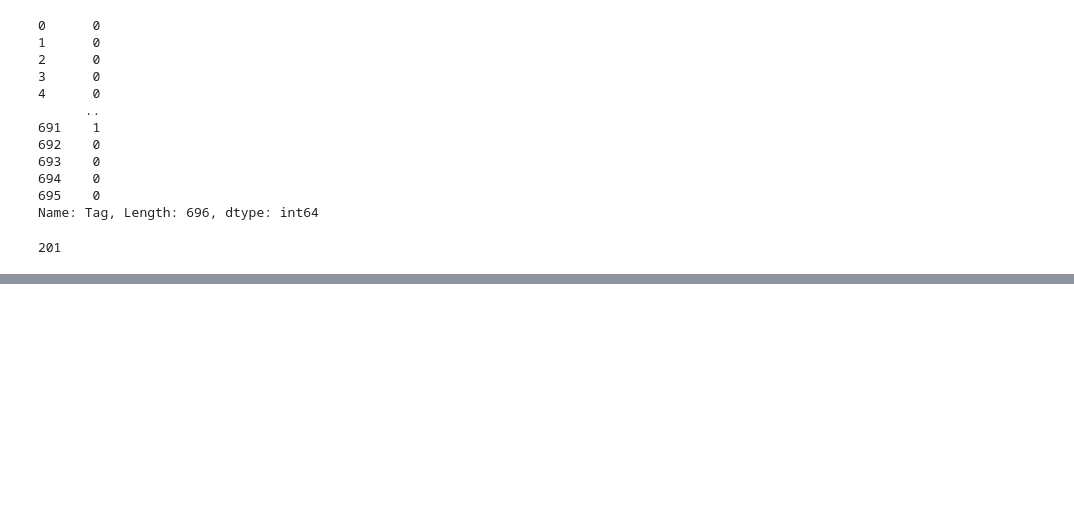
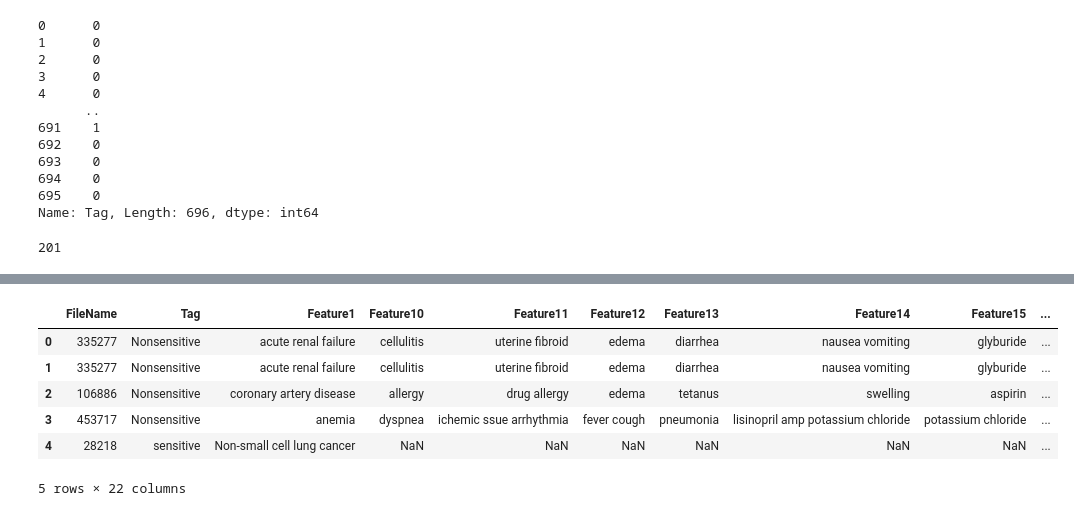
Before and after one commit to MOHITHSHIVU03/finalyearprojectwork, a Jupyter notebook: Finalyearproject.ipynb, the cells around one changed output, grey strips where cells are left out. Drawn from its saved outputs; the diff is of its cells as text; code cells hidden in the pictures; blank space fills up the shorter version.

```diff
--- a/Finalyearproject.ipynb
+++ b/Finalyearproject.ipynb
@@ -632,0 +621,12 @@ root.mainloop()
+# %%
+import pandas as pd
+df = pd.read_csv('sen_train2.csv')
+df.head()
+# %% [output]
+|  | FileName | Tag | Feature1 | Feature10 | Feature11 | Feature12 | Feature13 | Feature14 | Feature15 | ... |
+| 0 | 335277 | Nonsensitive | acute renal failure | cellulitis | uterine fibroid | edema | diarrhea | nausea vomiting | glyburide | ... |
+| 1 | 335277 | Nonsensitive | acute renal failure | cellulitis | uterine fibroid | edema | diarrhea | nausea vomiting | glyburide | ... |
+| 2 | 106886 | Nonsensitive | coronary artery disease | allergy | drug allergy | edema | tetanus | swelling | aspirin | ... |
+| 3 | 453717 | Nonsensitive | anemia | dyspnea | ichemic ssue arrhythmia | fever cough | pneumonia | lisinopril amp potassium chloride | potassium chloride | ... |
+| 4 | 28218 | sensitive | Non-small cell lung cancer | NaN | NaN | NaN | NaN | NaN | NaN | ... |
+5 rows × 22 columns
```
Also changed, not shown: parts of 32 cells of this notebook.
